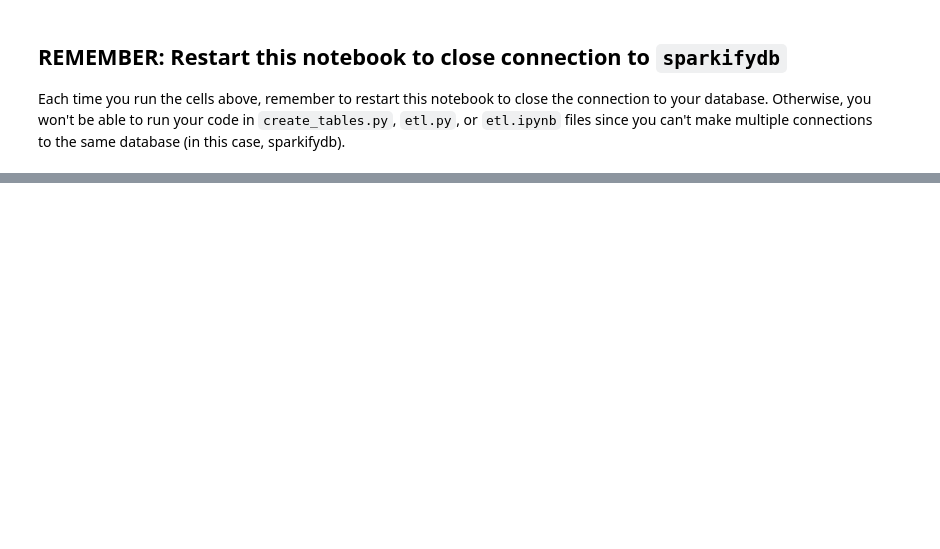
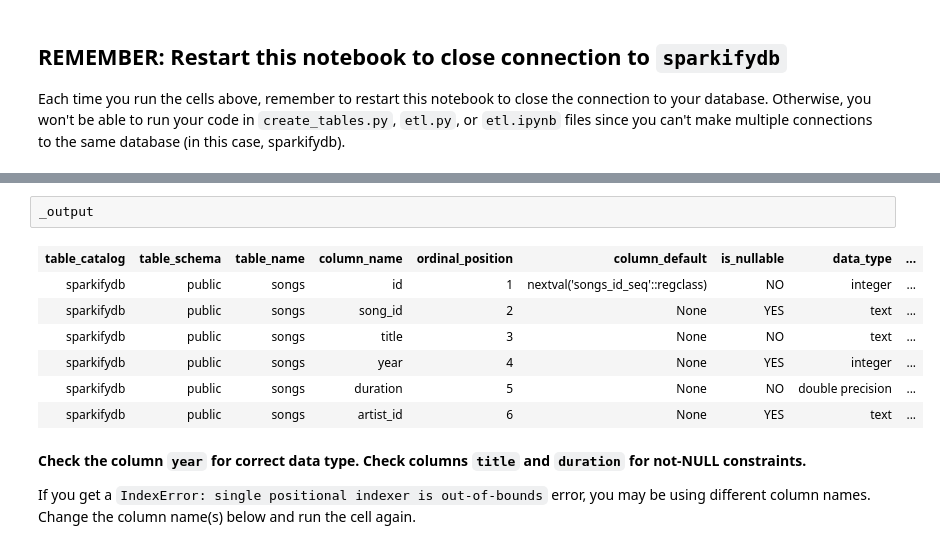
Before and after one commit to cookie2voice/DE-Project-Data-Modeling, a Jupyter notebook: test.ipynb, the cells around one changed output, grey strips where cells are left out. Cells and saved outputs as stored; diff of their text form; blank space fills up the shorter version.

```diff
--- a/test.ipynb
+++ b/test.ipynb
@@ -62,0 +207,15 @@ Each time you run the cells above, remember to restart this notebook to close th
+# %%
+_output
+# %% [output]
+| table_catalog | table_schema | table_name | column_name | ordinal_position | column_default | is_nullable | data_type | ... |
+| sparkifydb | public | songs | id | 1 | nextval('songs_id_seq'::regclass) | NO | integer | ... |
+| sparkifydb | public | songs | song_id | 2 | None | YES | text | ... |
+| sparkifydb | public | songs | title | 3 | None | NO | text | ... |
+| sparkifydb | public | songs | year | 4 | None | YES | integer | ... |
+| sparkifydb | public | songs | duration | 5 | None | NO | double precision | ... |
+| sparkifydb | public | songs | artist_id | 6 | None | YES | text | ... |
+# %% [markdown]
+**Check the column `year` for correct data type.
+Check columns `title` and `duration` for not-NULL constraints.**
+
+If you get a `IndexError: single positional indexer is out-of-bounds` error, you may be using different column names. Change the column name(s) below and run the cell again.
```
Also changed, not shown: parts of 41 cells of this notebook, 4 other files.
